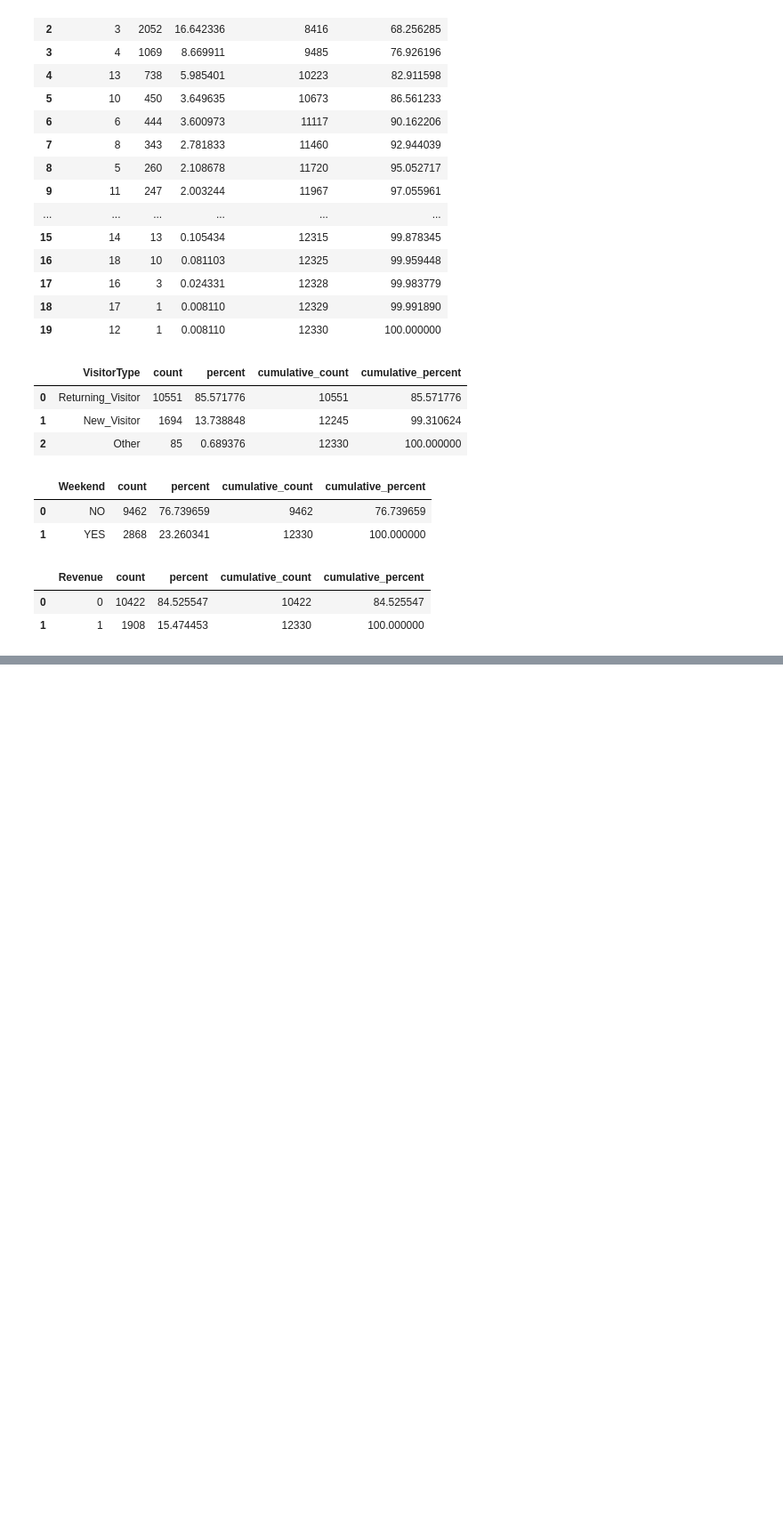
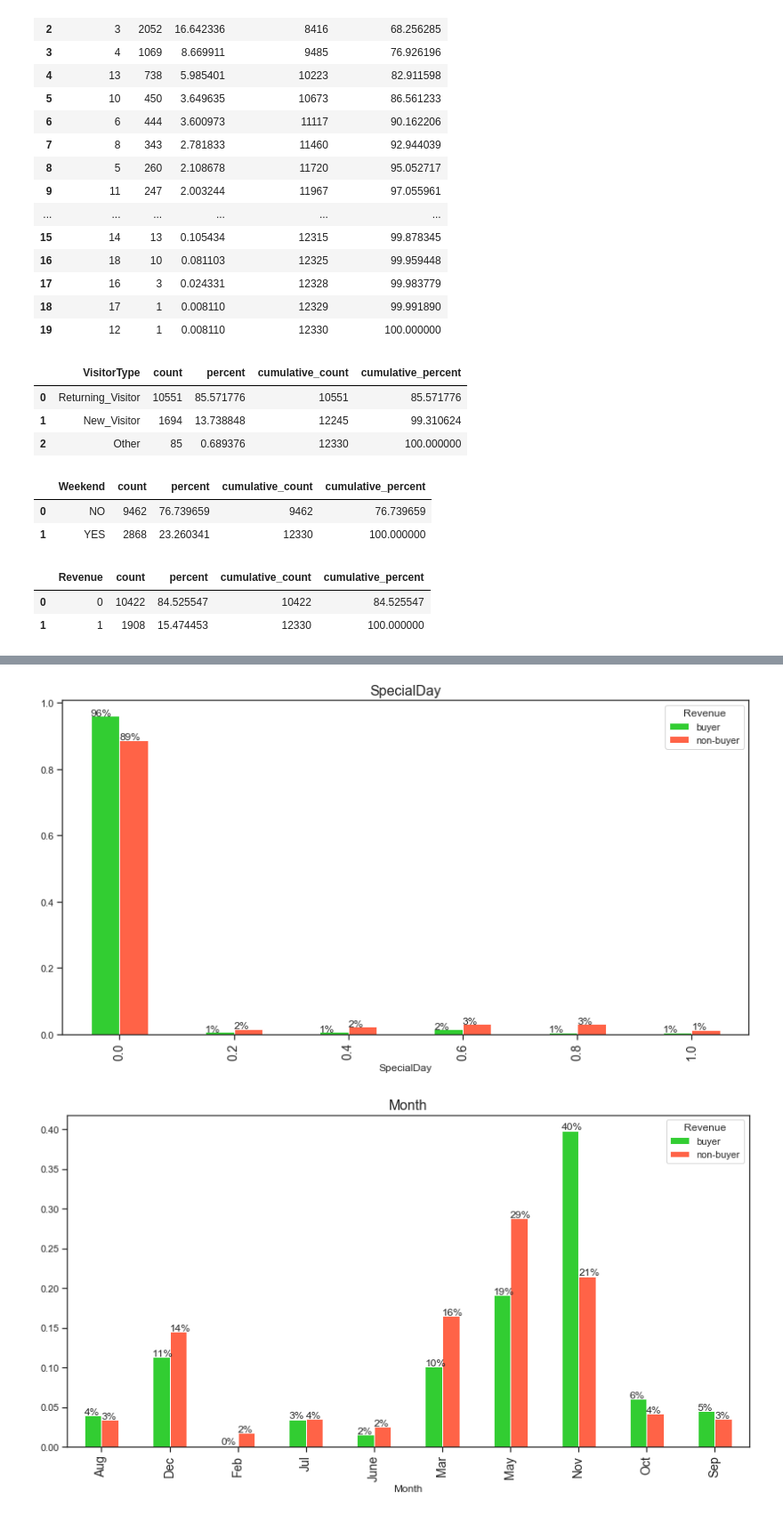
Before and after one commit to prateek-sahu/online_shoppers, a Jupyter notebook: Step1_Data_Profiling_shoppers.ipynb, the cells around one changed output, grey strips where cells are left out. Shown at 89% size. Saved outputs shown, nothing was run; the diff lists cells and outputs as text; code cells hidden in the pictures; blank space fills up the shorter version.

```diff
--- a/Step1_Data_Profiling_shoppers.ipynb
+++ b/Step1_Data_Profiling_shoppers.ipynb
@@ -403,3 +404,5 @@ for feat in categorical_feats:
 |  | Revenue | count | percent | cumulative_count | cumulative_percent |
 | 0 | 0 | 10422 | 84.525547 | 10422 | 84.525547 |
 | 1 | 1 | 1908 | 15.474453 | 12330 | 100.000000 |
+# %%
+categorical_feats_list=categorical_feats
@@ -405,0 +411,4 @@ for feat in categorical_feats:
+# %%
+train_data_mod = train_data.copy()
+# %%
+train_data_mod['Revenue']=train_data_mod['Revenue'].map({'0':'non-buyer' ,'1':'buyer' })
@@ -405,0 +424,29 @@ for feat in categorical_feats:
+# %%
+for var in categorical_feats_list:
+    df = train_data_mod
+    target = 'Revenue'
+    sns.set(style="ticks")
+
+    #result = df.groupby([var, target]).size().reset_index().pivot(columns=target, index=var, values=0)
+    result = pd.crosstab( df[var],df[target])
+    ax = result.apply(lambda a:a/a.sum()).plot(kind='bar',figsize=(14,7),width = 0.5,color = ['limegreen','tomato',])
+
+    #ax.plot(kind='bar',figsize=(16,9),width = 0.5,edgecolor=None)
+    #plt.legend(labels=res.columns,fontsize= 8)
+    plt.title(var,fontsize= 16)
+    sns.despine()
+
+    plt.xticks(fontsize=14)
+    for spine in plt.gca().spines.values():
+        spine.set_visible(True)
+
+    # Add this loop to add the annotations
+    for p in ax.patches:
+        width, height = p.get_width(), p.get_height()
+        x, y = p.get_xy()
+        ax.annotate('{:.0%}'.format(height), (x, y + height + 0.001))
+
+    plt.show()
+# %% [output]
+[figure, added]
+[figure, added]
```
Also changed, not shown: parts of 10 cells of this notebook.
